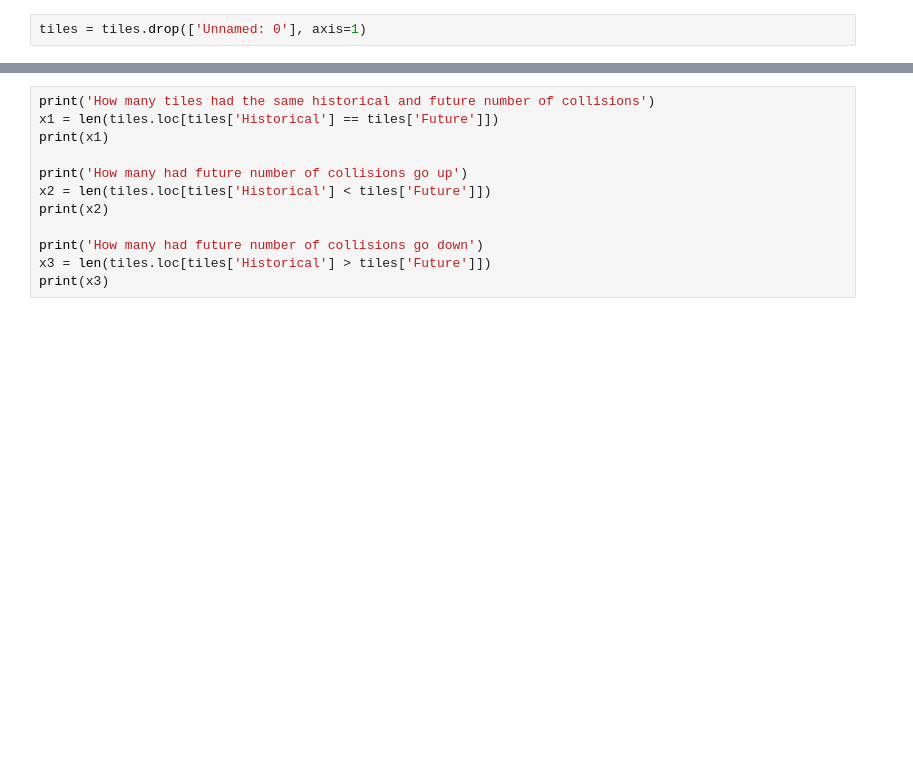
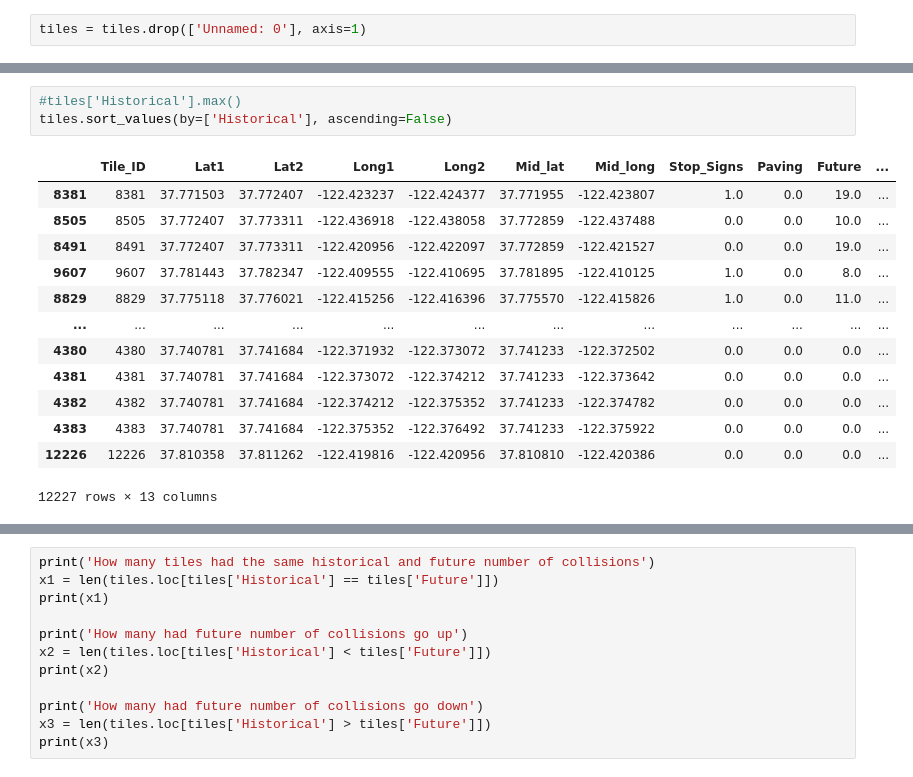
Before and after one commit to arisanguyen/210_Capstone_Aditya_Arisa_Noriel, a Jupyter notebook: Noriel_Expanded_Tiles_With_Street_Characteristics.ipynb, the cells around one changed output, grey strips where cells are left out. Drawn from its saved outputs; the diff is of its cells as text; blank space fills up the shorter version.

```diff
--- a/Noriel_Expanded_Tiles_With_Street_Characteristics.ipynb
+++ b/Noriel_Expanded_Tiles_With_Street_Characteristics.ipynb
@@ -241,0 +260,17 @@ tiles = tiles.drop(['Unnamed: 0'], axis=1)
+# %%
+#tiles['Historical'].max()
+tiles.sort_values(by=['Historical'], ascending=False)
+# %% [output]
+|  | Tile_ID | Lat1 | Lat2 | Long1 | Long2 | Mid_lat | Mid_long | Stop_Signs | Paving | Future | ... |
+| 8381 | 8381 | 37.771503 | 37.772407 | -122.423237 | -122.424377 | 37.771955 | -122.423807 | 1.0 | 0.0 | 19.0 | ... |
+| 8505 | 8505 | 37.772407 | 37.773311 | -122.436918 | -122.438058 | 37.772859 | -122.437488 | 0.0 | 0.0 | 10.0 | ... |
+| 8491 | 8491 | 37.772407 | 37.773311 | -122.420956 | -122.422097 | 37.772859 | -122.421527 | 0.0 | 0.0 | 19.0 | ... |
+| 9607 | 9607 | 37.781443 | 37.782347 | -122.409555 | -122.410695 | 37.781895 | -122.410125 | 1.0 | 0.0 | 8.0 | ... |
+| 8829 | 8829 | 37.775118 | 37.776021 | -122.415256 | -122.416396 | 37.775570 | -122.415826 | 1.0 | 0.0 | 11.0 | ... |
+| ... | ... | ... | ... | ... | ... | ... | ... | ... | ... | ... | ... |
+| 4380 | 4380 | 37.740781 | 37.741684 | -122.371932 | -122.373072 | 37.741233 | -122.372502 | 0.0 | 0.0 | 0.0 | ... |
+| 4381 | 4381 | 37.740781 | 37.741684 | -122.373072 | -122.374212 | 37.741233 | -122.373642 | 0.0 | 0.0 | 0.0 | ... |
+| 4382 | 4382 | 37.740781 | 37.741684 | -122.374212 | -122.375352 | 37.741233 | -122.374782 | 0.0 | 0.0 | 0.0 | ... |
+| 4383 | 4383 | 37.740781 | 37.741684 | -122.375352 | -122.376492 | 37.741233 | -122.375922 | 0.0 | 0.0 | 0.0 | ... |
+| 12226 | 12226 | 37.810358 | 37.811262 | -122.419816 | -122.420956 | 37.810810 | -122.420386 | 0.0 | 0.0 | 0.0 | ... |
+12227 rows × 13 columns
```
Also changed, not shown: parts of 15 cells of this notebook.
